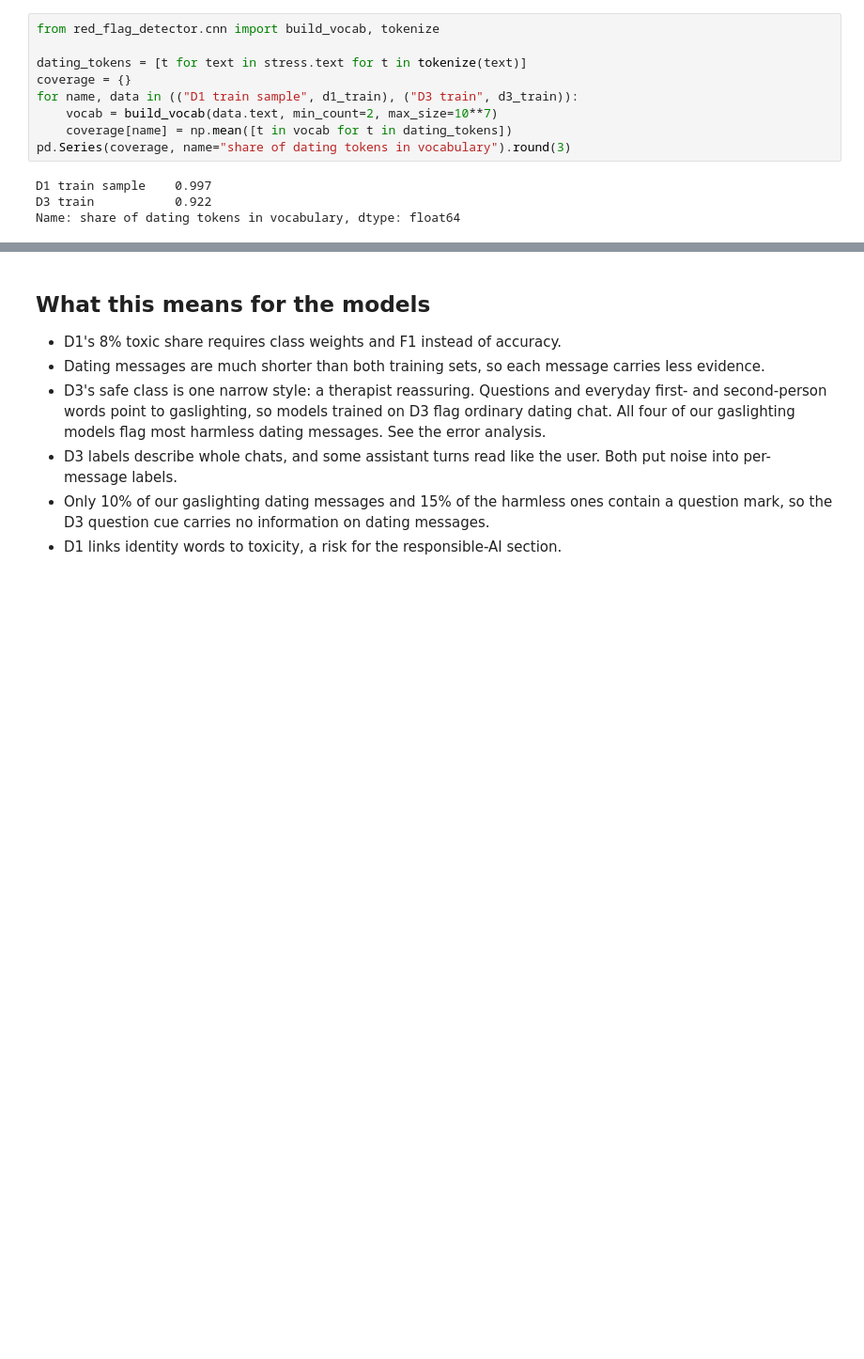
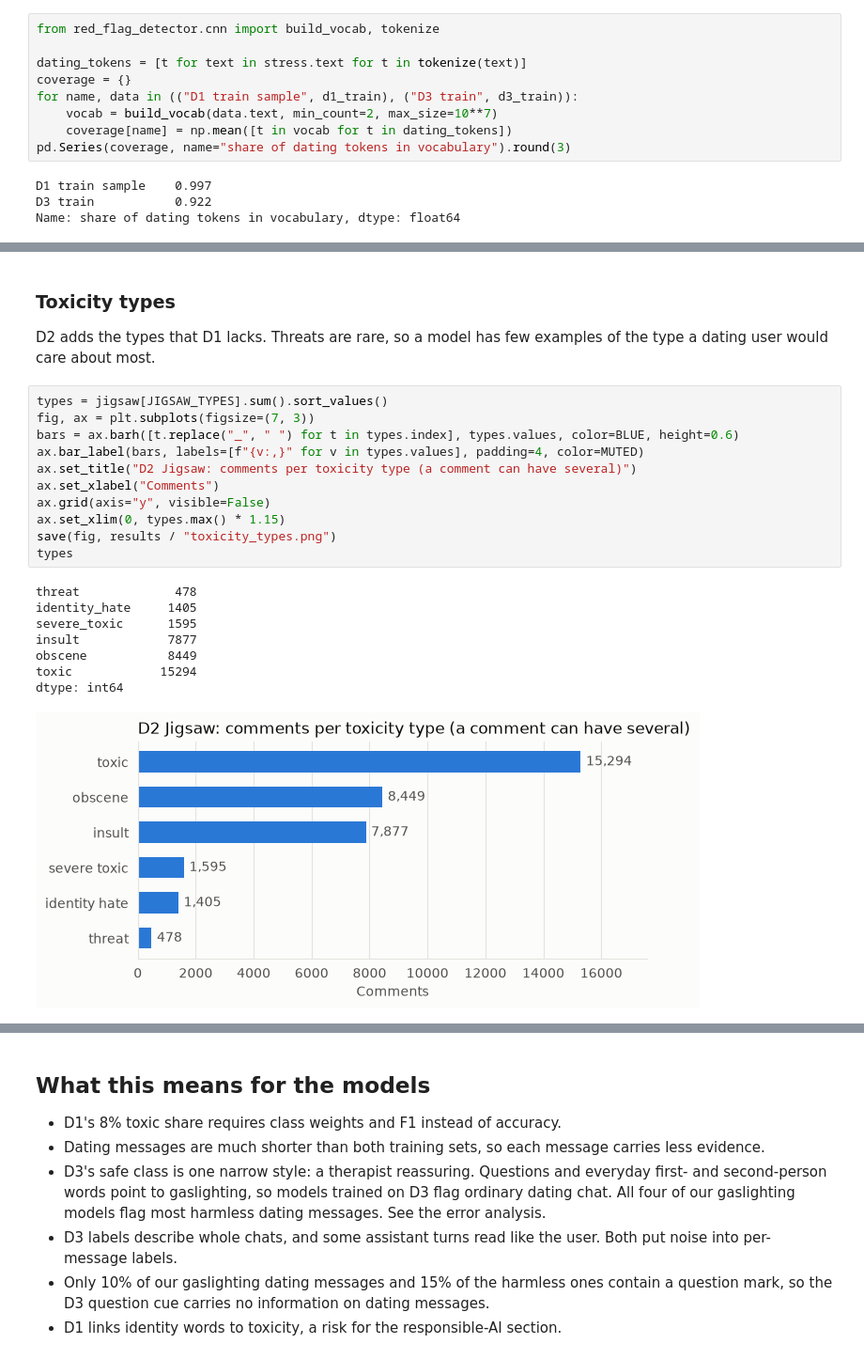
Before and after one commit to alex10020/RedFlagDetection_MachineLearning, a Jupyter notebook: notebooks/eda.ipynb, the cells around one changed output, grey strips where cells are left out. Shown at 94% size. Saved outputs shown, nothing was run; the diff lists cells and outputs as text; blank space fills up the shorter version.

```diff
--- a/notebooks/03_eda_d1_d3.ipynb
+++ b/notebooks/eda.ipynb
@@ -282,0 +329,24 @@ Name: share of dating tokens in vocabulary, dtype: float64
+# %% [markdown]
+### Toxicity types
+
+D2 adds the types that D1 lacks. Threats are rare, so a model has few examples of the type a dating user would care about most.
+# %%
+types = jigsaw[JIGSAW_TYPES].sum().sort_values()
+fig, ax = plt.subplots(figsize=(7, 3))
+bars = ax.barh([t.replace("_", " ") for t in types.index], types.values, color=BLUE, height=0.6)
+ax.bar_label(bars, labels=[f"{v:,}" for v in types.values], padding=4, color=MUTED)
+ax.set_title("D2 Jigsaw: comments per toxicity type (a comment can have several)")
+ax.set_xlabel("Comments")
+ax.grid(axis="y", visible=False)
+ax.set_xlim(0, types.max() * 1.15)
+save(fig, results / "toxicity_types.png")
+types
+# %% [output]
+threat             478
+identity_hate     1405
+severe_toxic      1595
+insult            7877
+obscene           8449
+toxic            15294
+dtype: int64
+[figure, added]
```
Also changed, not shown: parts of 9 cells of this notebook, 2 other files.
